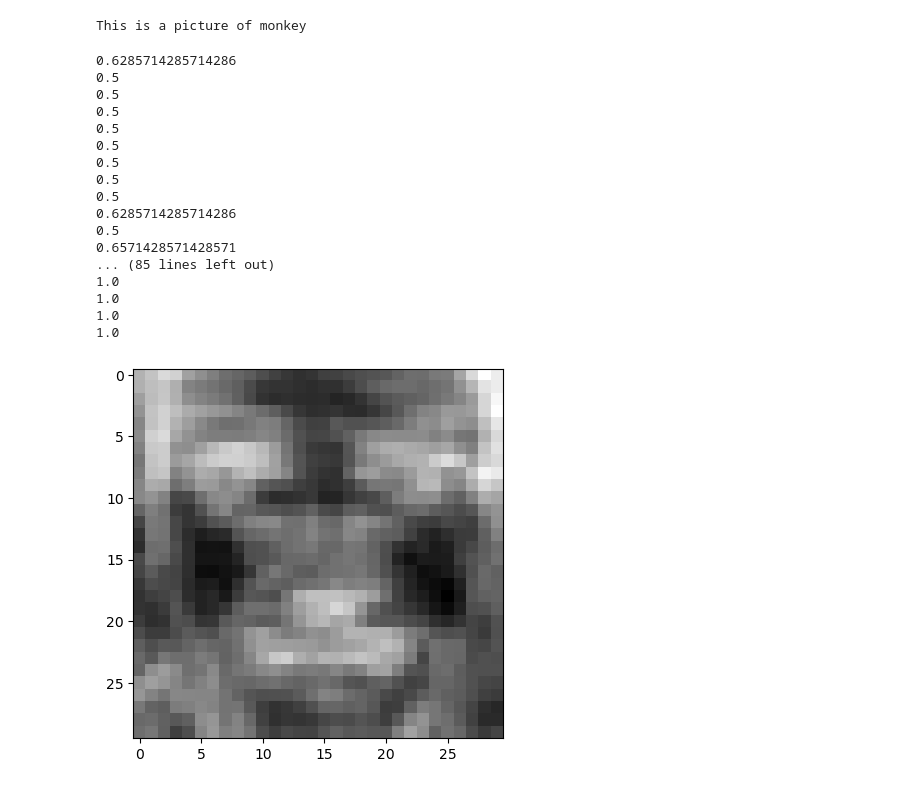
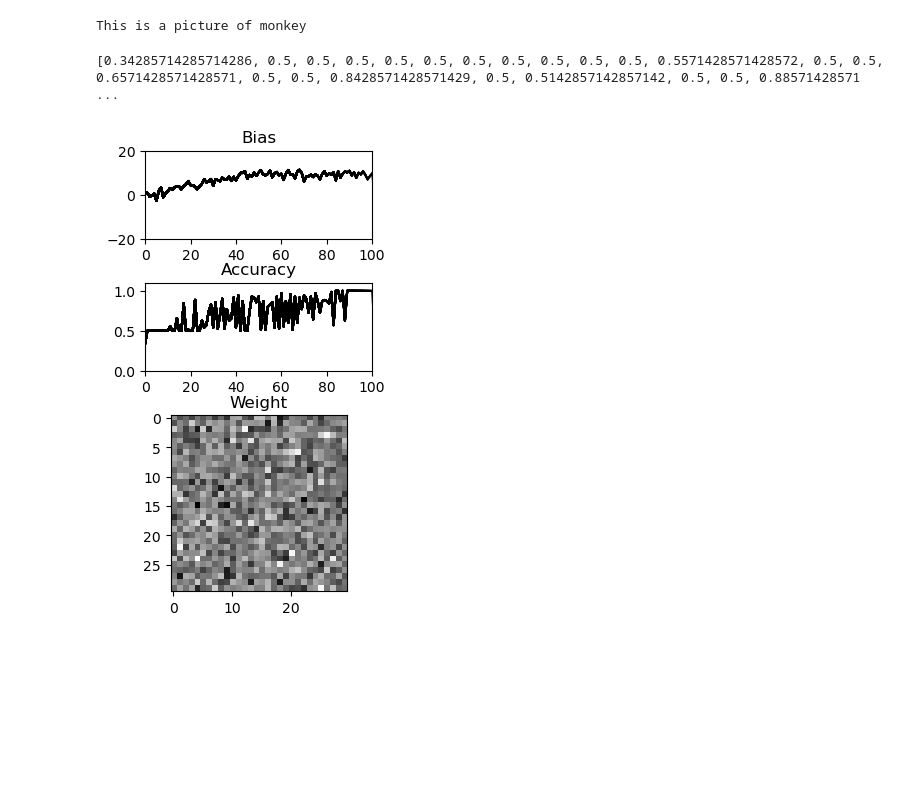
Before and after one commit to Benny0w0Liu/PLA_different_monkey_human, a Jupyter notebook: PLA_monkey_human_detect.ipynb, the cells around one changed output. Drawn from its saved outputs; the diff is of its cells as text; code cells hidden in the pictures; blank space fills up the shorter version.

Commit message:
animation arrange

```diff
--- a/PLA_monkey_human_detect.ipynb
+++ b/PLA_monkey_human_detect.ipynb
@@ -55,4 +53,4 @@ lable_data=np.array(lable_data)
 # %%
 # @title ditect setting
 number_of_generation=1000 # @param {type:"number"}
-bias,normal=PLA_with_bias(image_data, lable_data, number_of_generation)
+bias,normal,acc=PLA_with_bias(image_data, lable_data, number_of_generation)
@@ -72,38 +68,34 @@ else:
 # %% [output]
 [figure]
 This is a picture of monkey
-# %%
-# @title Generration aimation
-fig,imgplot= plt.subplots()
-def init():
-    bias,normal=PLA_with_bias(image_data, lable_data, 0)
-    weight=normal
-    weight=np.reshape(weight, (30, 30))
-    imgplot = plt.imshow(weight,cmap='gray')
-def run(data):
-    bias,normal=PLA_with_bias(image_data, lable_data, data)
-    weight=normal
-    weight=np.reshape(weight, (30, 30))
-    imgplot = plt.imshow(weight,cmap='gray')
-ani = animation.FuncAnimation(fig, run, frames=100, init_func=init)
-ani.save('generation_animation.gif', fps=5)   # 儲存為 gif
-plt.show()
-# %% [output]
-0.6285714285714286
-0.5
-0.5
-0.5
-0.5
-0.5
-0.5
-0.5
-0.5
-0.6285714285714286
-0.5
-0.6571428571428571
-... (85 lines left out)
-1.0
-1.0
-1.0
-1.0
-[figure, removed]
+# %%
+# @title Generration aimation
+fig,imgplot= plt.subplots(3,1,figsize=(3,5), gridspec_kw={'height_ratios': [1,1,2]})
+fig.tight_layout()
+accuracy=[]
+bias_record=[]
+def run(data):
+    bias,normal,acc=PLA_with_bias(image_data, lable_data, data)
+    weight=normal
+    weight=np.reshape(weight, (30, 30))
+    imgplot[2].imshow(weight,cmap='gray')
+    bias_record.append(bias)
+    accuracy.append(acc)
+    x = np.array(range(0, len(accuracy)))
+    y = np.array(accuracy)
+    imgplot[1].axis([0, 100, 0, 1.1])
+    imgplot[1].plot(x, y, color="black")
+    x = np.array(range(0, len(bias_record)))
+    y = np.array(bias_record)
+    imgplot[0].axis([0, 100, -20, 20])
+    imgplot[0].plot(x, y, color="black")
+
+imgplot[2].set_title("Weight")
+imgplot[1].set_title("Accuracy")
+imgplot[0].set_title("Bias")
+ani = animation.FuncAnimation(fig, run, frames=100)
+ani.save('generation_animation.gif', fps=10)   # 儲存為 gif
+print(accuracy)
+# %% [output]
+[0.34285714285714286, 0.5, 0.5, 0.5, 0.5, 0.5, 0.5, 0.5, 0.5, 0.5, 0.5, 0.5571428571428572, 0.5, 0.5, 0.6571428571428571, 0.5, 0.5, 0.8428571428571429, 0.5, 0.5142857142857142, 0.5, 0.5, 0.88571428571 ...
+[figure, added]
```
Also changed, not shown: parts of 2 cells of this notebook, 1 other file.
